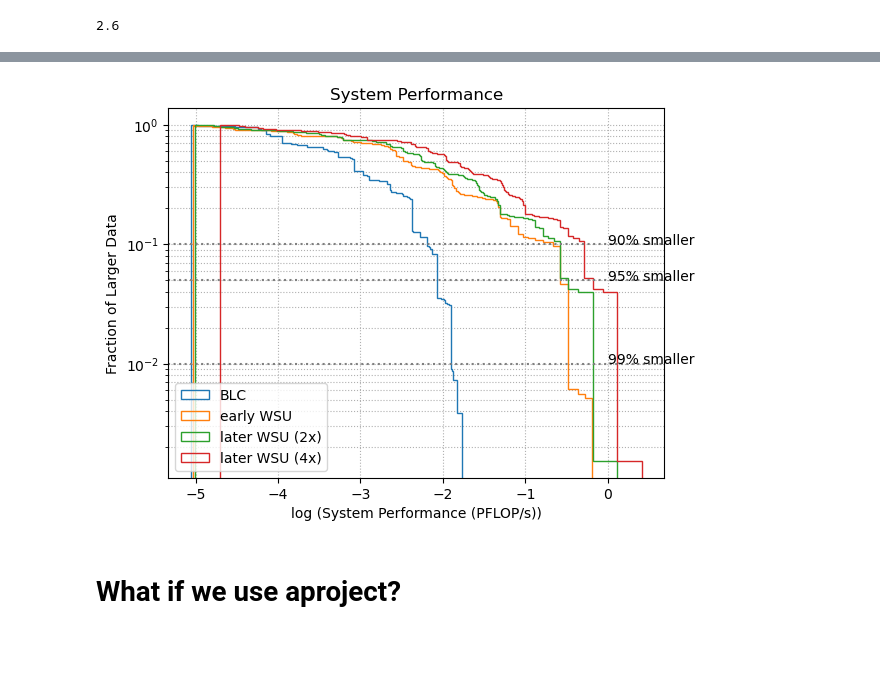
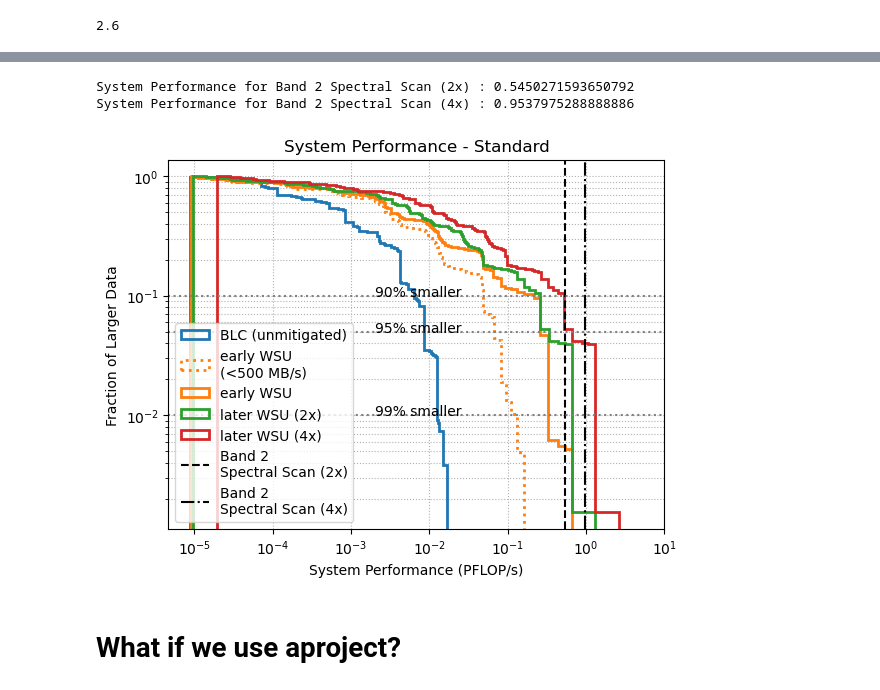
Before and after one commit to aakepley/big-cubes, a Jupyter notebook: size_of_compute_estimate.ipynb, the cells around one changed output, grey strips where cells are left out. Cells and saved outputs as stored; diff of their text form; code cells hidden in the pictures; blank space fills up the shorter version.

Commit message:
updated versions of SoC plots

```diff
--- a/size_of_compute_estimate.ipynb
+++ b/size_of_compute_estimate.ipynb
@@ -250,8 +281,12 @@ wsu_plots.plot_soc_result_hist(result_mous,bin_min=0,bin_max=bin_max,nbin=nbin,
 # %%
 reload(wsu_plots)
-wsu_plots.plot_soc_result_cumulative(result_mous)
+wsu_plots.plot_soc_result_cumulative(result_mous,add_wavg=False,
+                                    plot_title='System Performance - Standard',
+                                    add_band2_specscan='standard')
 # %% [output]
+System Performance for Band 2 Spectral Scan (2x) : 0.5450271593650792
+System Performance for Band 2 Spectral Scan (4x) : 0.9537975288888886
-[figure, old version]
+[figure, new version]
 # %% [markdown]
 # What if we use aproject?
 # %%
```
Also changed, not shown: parts of 14 cells of this notebook, 1 other file.
